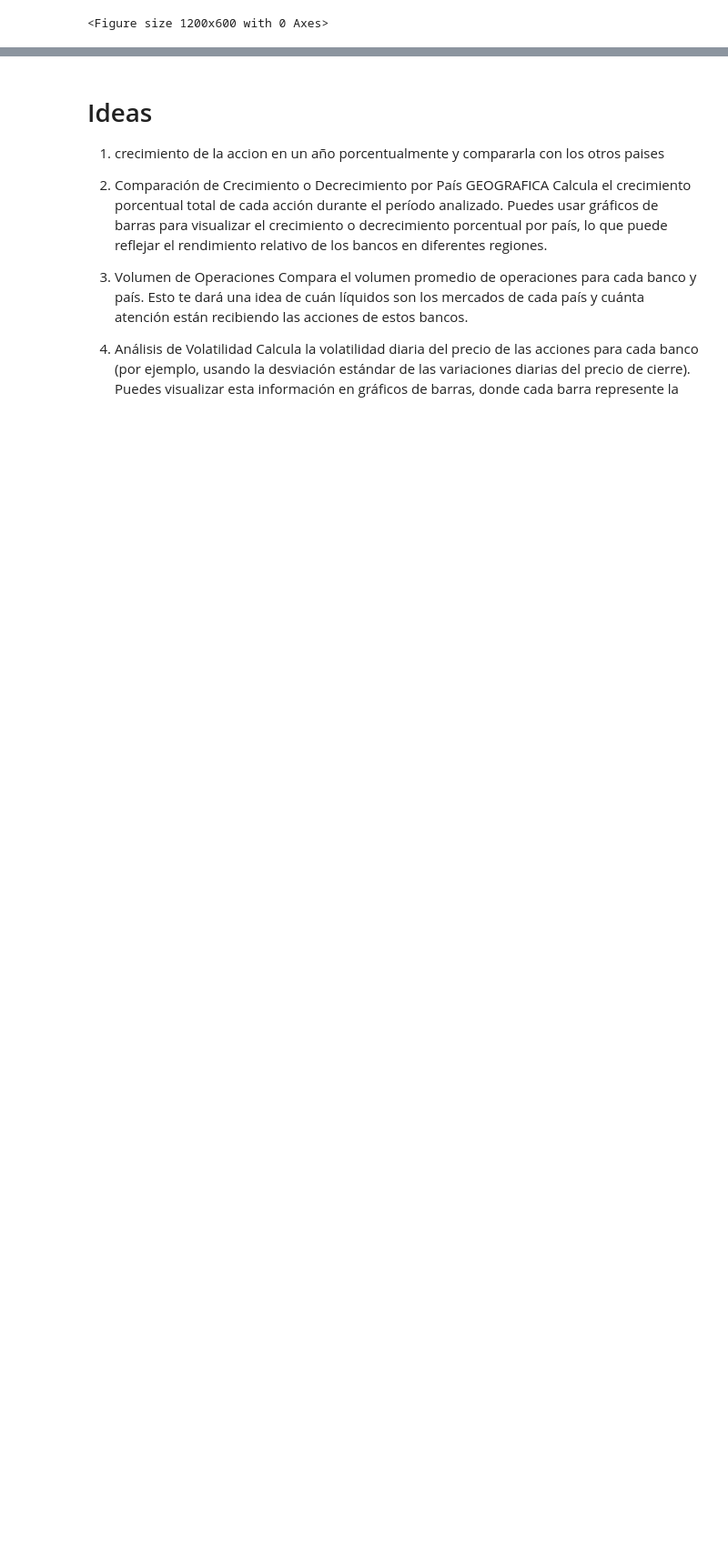
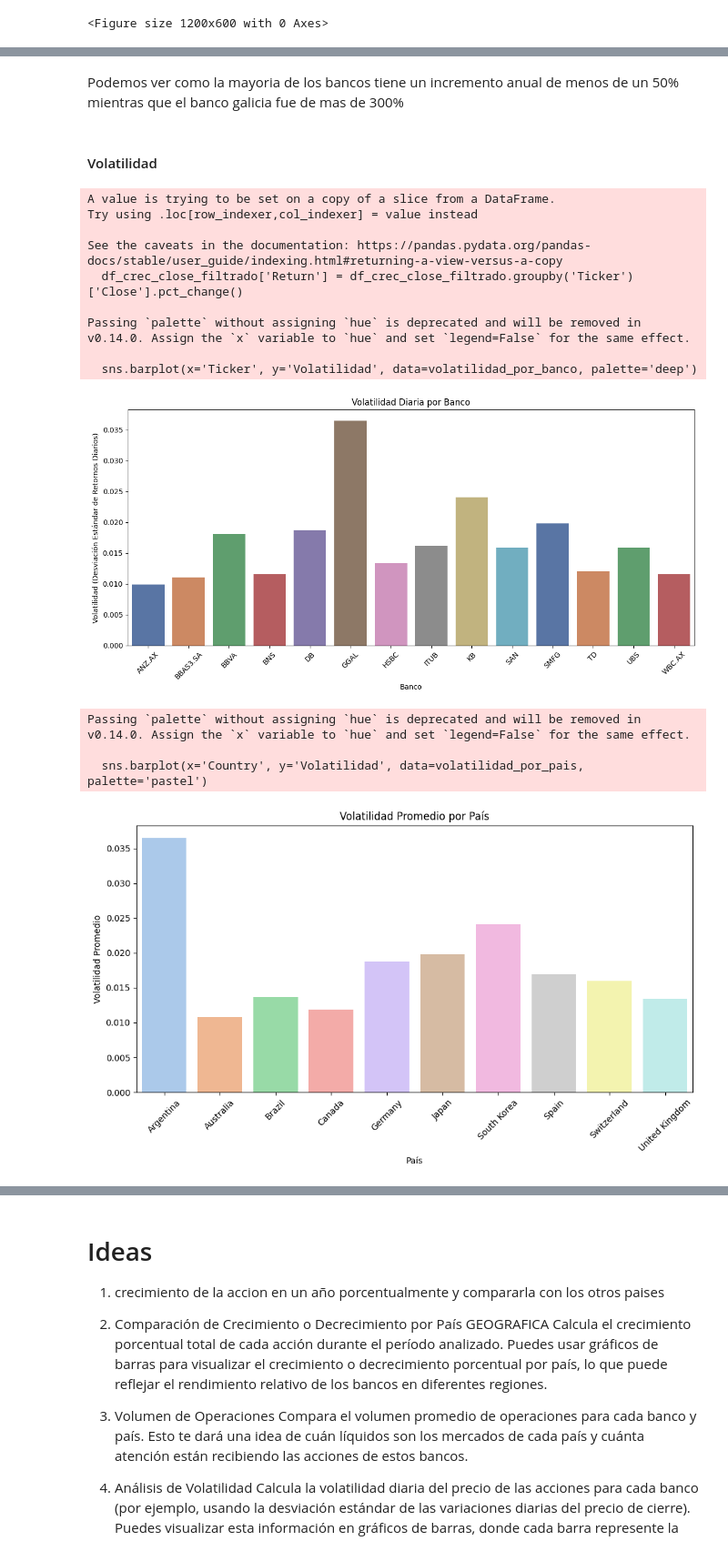
Before and after one commit to Roberto-Orazi/tp1-fcd, a Jupyter notebook: analisis.ipynb, the cells around one changed output, grey strips where cells are left out. Shown at 91% size. Cells and saved outputs as stored; diff of their text form; code cells hidden in the pictures; blank space fills up the shorter version.

```diff
--- a/analisis.ipynb
+++ b/analisis.ipynb
@@ -491,0 +558,69 @@ Passing `palette` without assigning `hue` is deprecated and will be removed in v
+# %% [markdown]
+Podemos ver como la mayoria de los bancos tiene un incremento anual de menos de un 50% mientras que el banco galicia fue de mas de 300%
+# %% [markdown]
+#### Volatilidad
+# %%
+# Calculamos los retornos diarios para cada 'Ticker'
+df_crec_close_filtrado['Return'] = df_crec_close_filtrado.groupby('Ticker')['Close'].pct_change()
+
+# Calculamos la volatilidad diaria para cada banco
+volatilidad_por_banco = df_crec_close_filtrado.groupby('Ticker')['Return'].std().reset_index()
+volatilidad_por_banco.rename(columns={'Return': 'Volatilidad'}, inplace=True)
+
+# Crear el gráfico de barras
+plt.figure(figsize=(12,6))
+sns.barplot(x='Ticker', y='Volatilidad', data=volatilidad_por_banco, palette='deep')
+
+# Personalizar el gráfico
+plt.title('Volatilidad Diaria por Banco')
+plt.xlabel('Banco')
+plt.ylabel('Volatilidad (Desviación Estándar de Retornos Diarios)')
+plt.xticks(rotation=45)
+plt.tight_layout()
+plt.show()
+
+# Agregamos la columna 'Country' al DataFrame de volatilidad
+volatilidad_por_banco = volatilidad_por_banco.merge(df[['Ticker', 'Country']].drop_duplicates(), on='Ticker', how='left')
+
+# Calculamos la volatilidad promedio por país
+volatilidad_por_pais = volatilidad_por_banco.groupby('Country')['Volatilidad'].mean().reset_index()
+
+# Crear el gráfico de barras
+plt.figure(figsize=(10,6))
+sns.barplot(x='Country', y='Volatilidad', data=volatilidad_por_pais, palette='pastel')
+
+# Personalizar el gráfico
+plt.title('Volatilidad Promedio por País')
+plt.xlabel('País')
+plt.ylabel('Volatilidad Promedio')
+plt.xticks(rotation=45)
+plt.tight_layout()
+plt.show()
+
+# Crear el gráfico de barras segmentado por país
+plt.figure(figsize=(12,6))
+sns.barplot(x='Ticker', y='Volatilidad', hue='Country', data=volatilidad_por_banco)
+
+# Personalizar el gráfico
+plt.title('Volatilidad Diaria por Banco y País')
+plt.xlabel('Banco')
+plt.ylabel('Volatilidad (Desviación Estándar de Retornos Diarios)')
+plt.xticks(rotation=45)
+plt.legend(title='País')
+plt.tight_layout()
+plt.show()
+# %% [output]
+A value is trying to be set on a copy of a slice from a DataFrame.
+Try using .loc[row_indexer,col_indexer] = value instead
+
+See the caveats in the documentation: https://pandas.pydata.org/pandas-docs/stable/user_guide/indexing.html#returning-a-view-versus-a-copy
+  df_crec_close_filtrado['Return'] = df_crec_close_filtrado.groupby('Ticker')['Close'].pct_change()
+
+Passing `palette` without assigning `hue` is deprecated and will be removed in v0.14.0. Assign the `x` variable to `hue` and set `legend=False` for the same effect.
+
+  sns.barplot(x='Ticker', y='Volatilidad', data=volatilidad_por_banco, palette='deep')
+[figure, added]
+Passing `palette` without assigning `hue` is deprecated and will be removed in v0.14.0. Assign the `x` variable to `hue` and set `legend=False` for the same effect.
+
+  sns.barplot(x='Country', y='Volatilidad', data=volatilidad_por_pais, palette='pastel')
+[figure, added]
```
Also changed, not shown: parts of 2 cells of this notebook.
